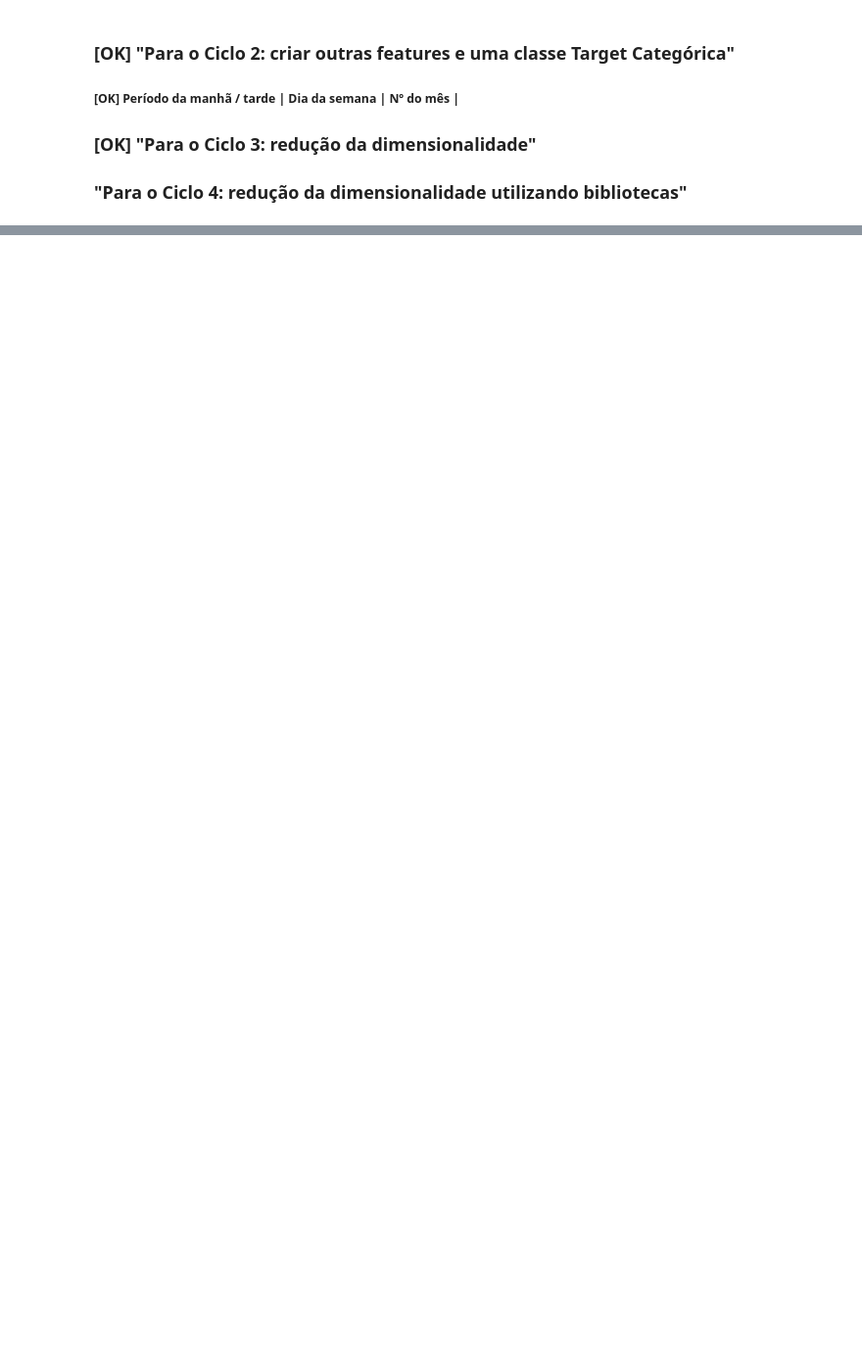
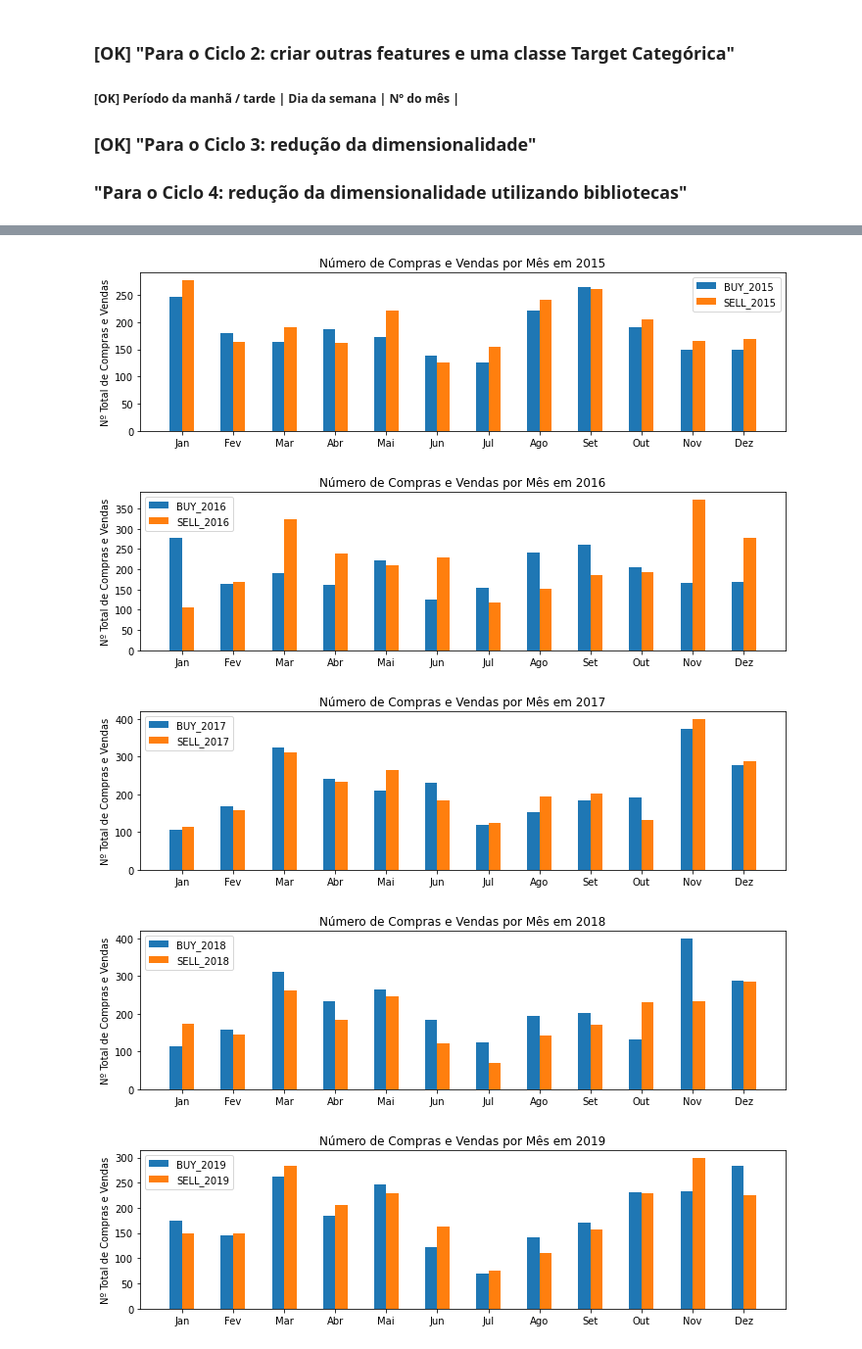
Before and after one commit to audelianoli/testes, a Jupyter notebook: prototipo_ciclo1_multiclass_jupyter/create_dataframe.ipynb, the cells around one changed output, grey strips where cells are left out. Shown at 98% size. Cells and saved outputs as stored; diff of their text form; code cells hidden in the pictures; blank space fills up the shorter version.

```diff
--- a/prototipo_ciclo1_multiclass_jupyter/create_dataframe.ipynb
+++ b/prototipo_ciclo1_multiclass_jupyter/create_dataframe.ipynb
@@ -427,0 +499,3 @@ indicadores_DB3.to_pickle(filepath+'dataset_with_TI_ciclo1_multiclass_jupyter_11
+# %%
+df = indicadores_DB3.copy()
+df
@@ -427,0 +516,34 @@ indicadores_DB3.to_pickle(filepath+'dataset_with_TI_ciclo1_multiclass_jupyter_11
+# %%
+labels = ['Jan', 'Fev', 'Mar', 'Abr', 'Mai', 'Jun', 'Jul', 'Ago', 'Set', 'Out', 'Nov', 'Dez']
+lista = []
+
+for i in range(2015, 2020):
+
+    buy  = df[df.DATETIME.dt.year == i].groupby(df.DATETIME.dt.month)['BUY'].sum()
+    sell = df[df.DATETIME.dt.year == i].groupby(df.DATETIME.dt.month)['SELL'].sum()
+    lista.append(buy)
+    lista.append(sell)
+
+x = np.arange(len(labels))  # the label locations
+width = 0.24  # the width of the bars
+
+for ano in range(int(len(lista) / 2)):
+    aux = ano + 2015
+    fig, ax = plt.subplots()
+    ax.bar(x - 1*width/2, lista[ano]    , width, label='BUY_{}'.format(aux))
+    ax.bar(x + 1*width/2, lista[ano + 1], width, label='SELL_{}'.format(aux))
+    # Add some text for labels, title and custom x-axis tick labels, etc.
+    ax.set_ylabel('Nº Total de Compras e Vendas')
+    ax.set_title('Número de Compras e Vendas por Mês em {}'.format(aux))
+    ax.set_xticks(x)
+    ax.set_xticklabels(labels)
+    ax.legend()
+    fig.tight_layout()
+    plt.rcParams['figure.figsize'] = (10,3)
+    plt.show()
+# %% [output]
+[figure, added]
+[figure, added]
+[figure, added]
+[figure, added]
+[figure, added]
```
Also changed, not shown: parts of 34 cells of this notebook, 8 other files.
